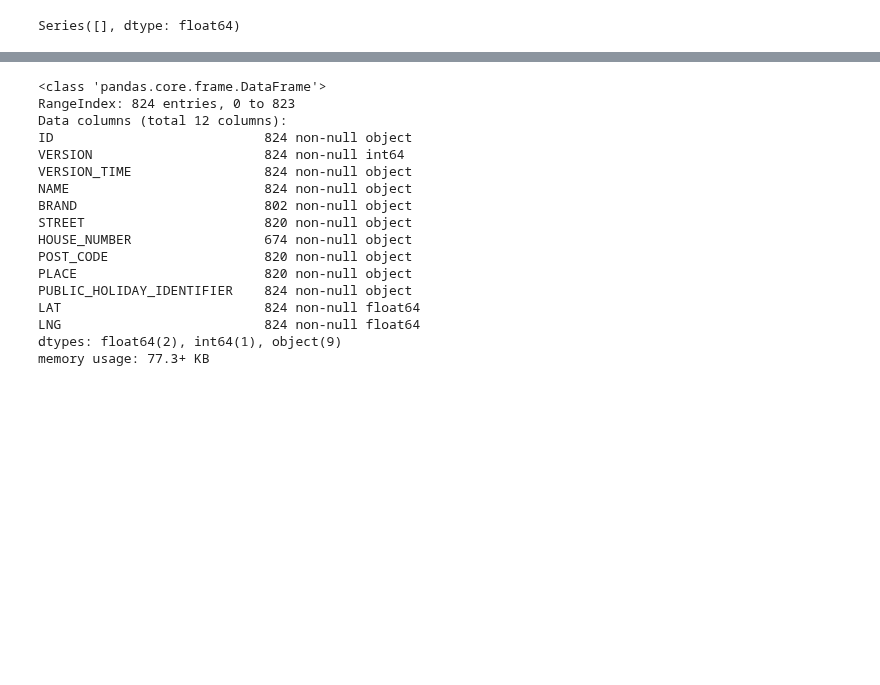
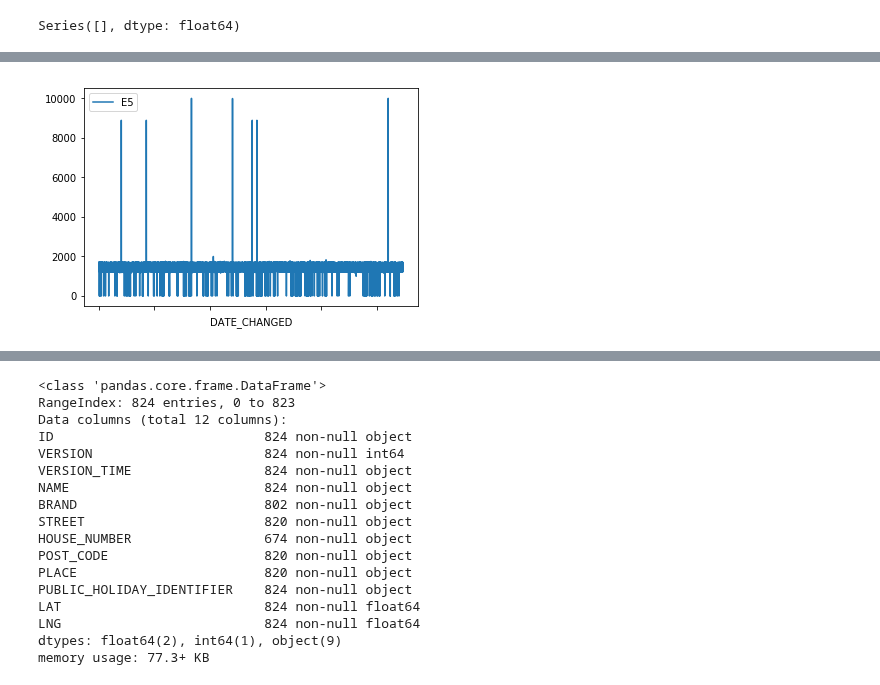
Before and after one commit to sumittomer/Data-Science-Lecture, a Jupyter notebook: Python Code.ipynb, the cells around one changed output, grey strips where cells are left out. Saved outputs shown, nothing was run; the diff lists cells and outputs as text; code cells hidden in the pictures; blank space fills up the shorter version.

```diff
--- a/Python Code.ipynb
+++ b/Python Code.ipynb
@@ -29 +68,7 @@ memory usage: 16.7+ MB
+# %%
+import matplotlib.pyplot as plt
+prices.plot(x="DATE_CHANGED", y= "E5")
+plt.show()
+# %% [output]
+[figure, added]
 # %%
```
Also changed, not shown: parts of 22 cells of this notebook.
